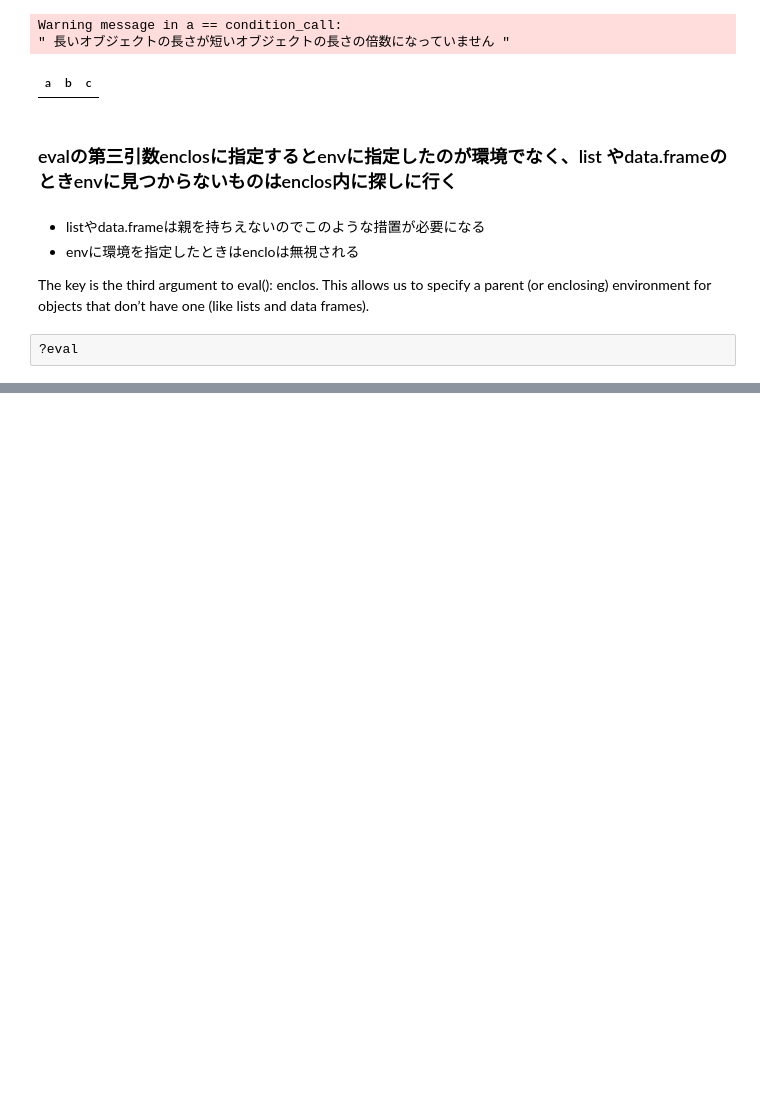
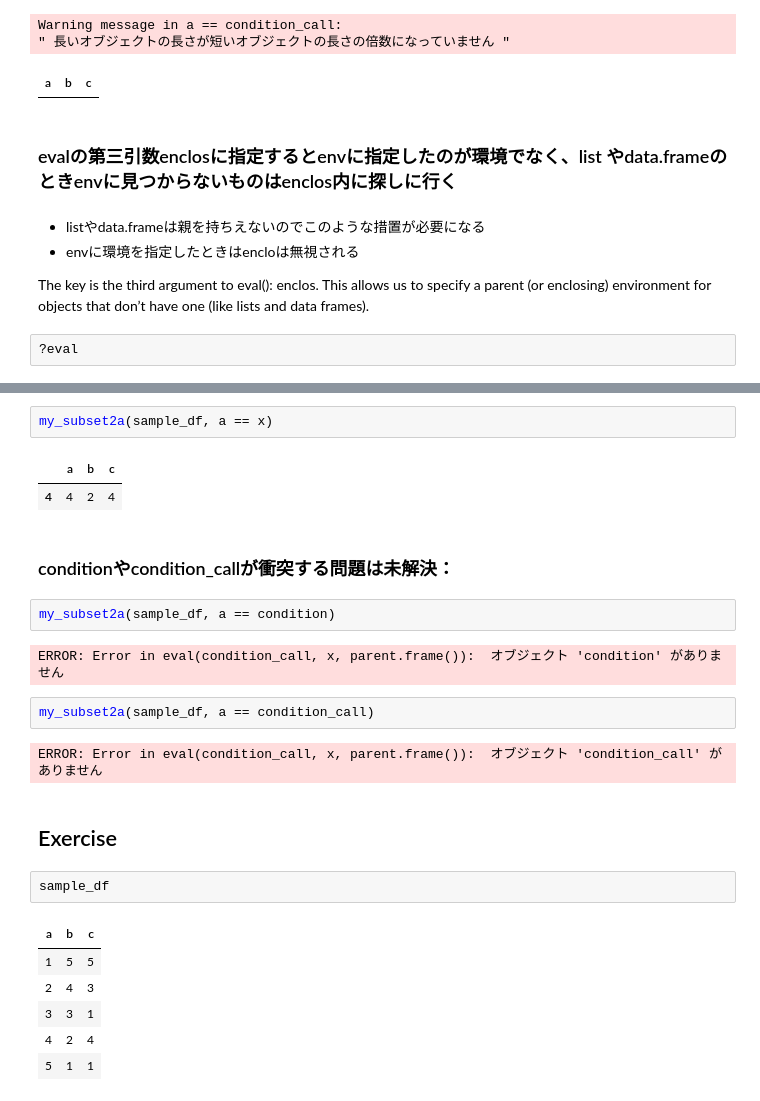
Before and after one commit to unagiinu2k/R_sandbox, a Jupyter notebook: advanced_r_nse.ipynb, the cells around one changed output, grey strips where cells are left out. Saved outputs shown, nothing was run; the diff lists cells and outputs as text; blank space fills up the shorter version.

```diff
--- a/advanced_r_nse.ipynb
+++ b/advanced_r_nse.ipynb
@@ -294,0 +297,26 @@ my_subset2 <- function(x, condition) {
+# %%
+my_subset2a(sample_df, a == x)
+# %% [output]
+|  | a | b | c |
+| 4 | 4 | 2 | 4 |
+# %% [markdown]
+### conditionやcondition_callが衝突する問題は未解決：
+# %%
+my_subset2a(sample_df, a == condition)
+# %% [output]
+ERROR: Error in eval(condition_call, x, parent.frame()):  オブジェクト 'condition' がありません
+# %%
+my_subset2a(sample_df, a == condition_call)
+# %% [output]
+ERROR: Error in eval(condition_call, x, parent.frame()):  オブジェクト 'condition_call' がありません
+# %% [markdown]
+## Exercise
+# %%
+sample_df
+# %% [output]
+| a | b | c |
+| 1 | 5 | 5 |
+| 2 | 4 | 3 |
+| 3 | 3 | 1 |
+| 4 | 2 | 4 |
+| 5 | 1 | 1 |
```
Also changed, not shown: parts of 32 cells of this notebook.
